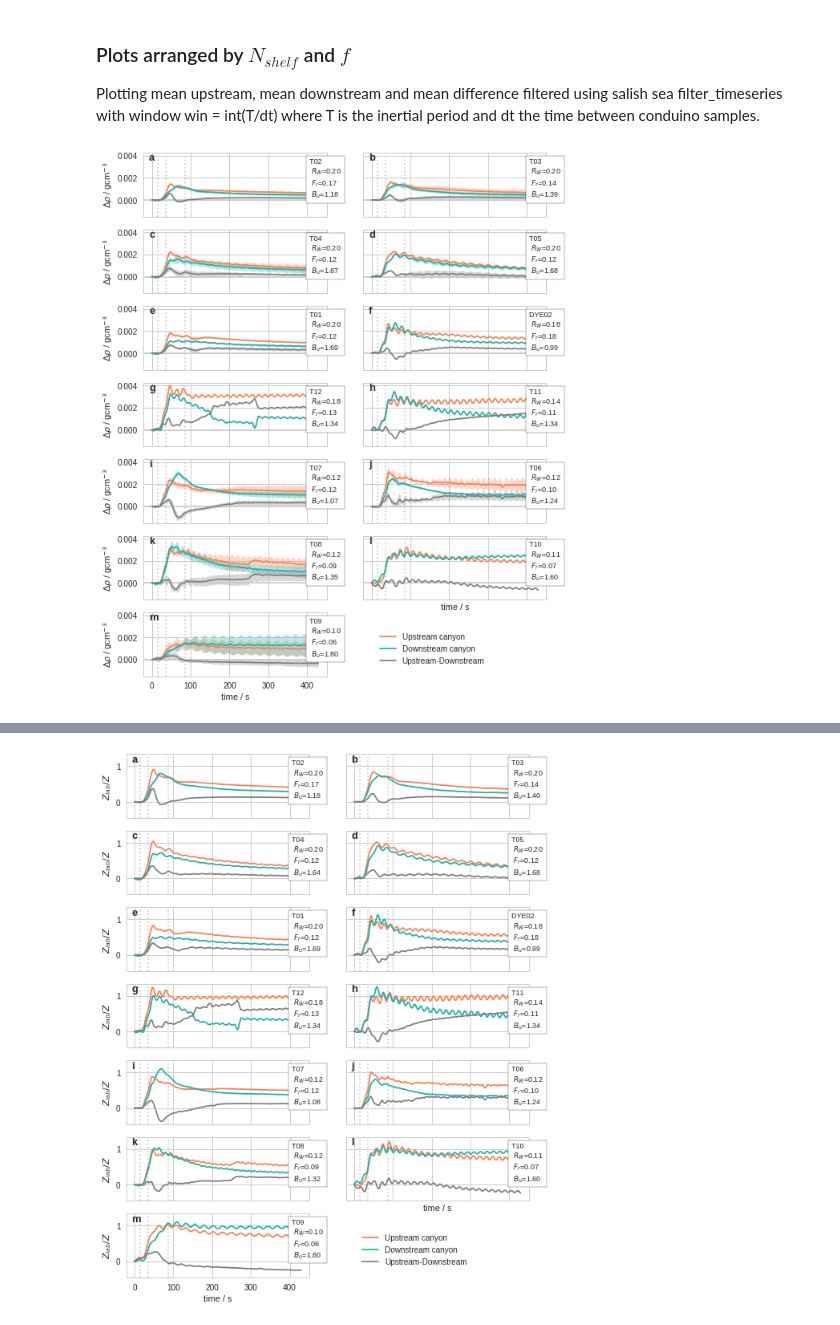
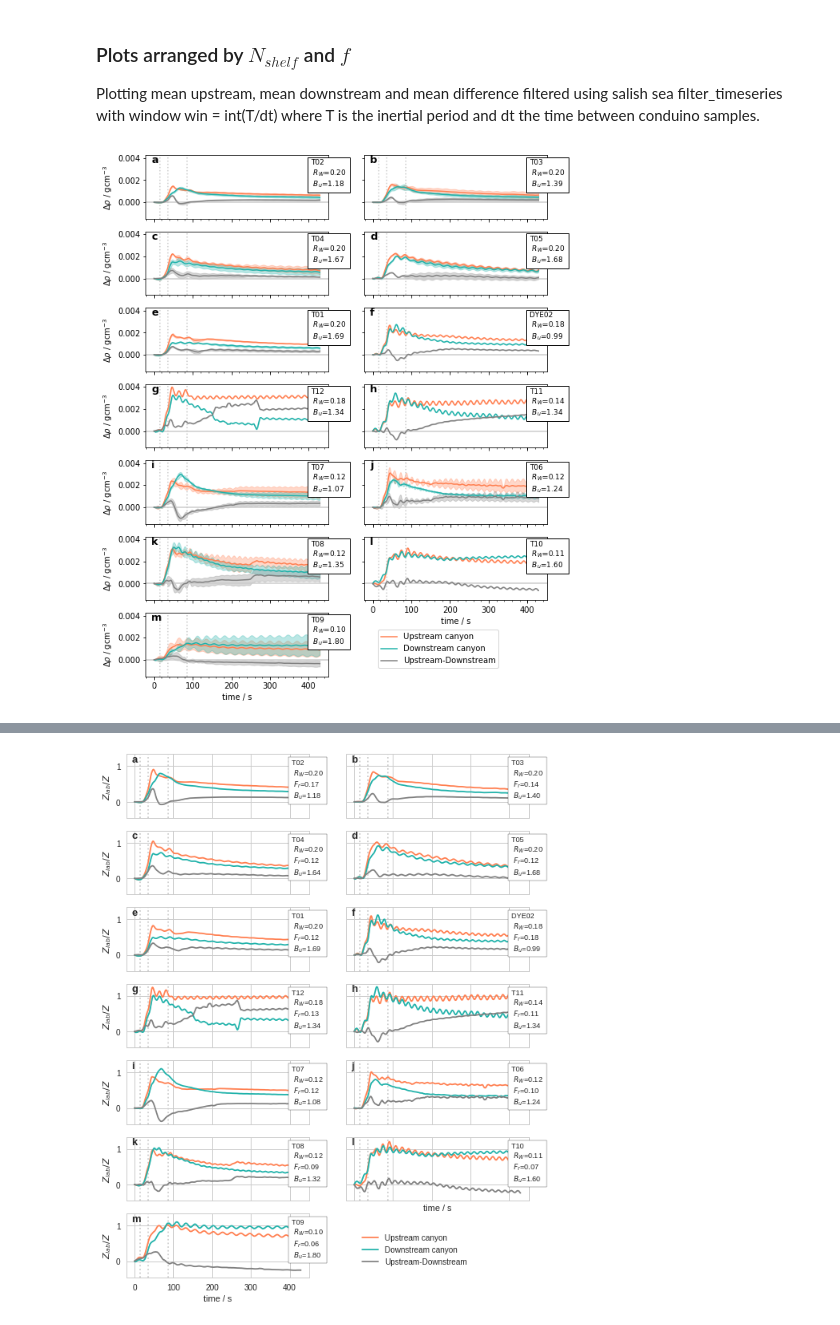
Before and after one commit to UBC-MOAD/MultipleCanyons, a Jupyter notebook: lab/Conduino/notebooks/two_canyons-Z.ipynb, the cells around one changed output, grey strips where cells are left out. Drawn from its saved outputs; the diff is of its cells as text; code cells hidden in the pictures.

Commit message:
all notebooks for chapter 4

```diff
--- a/lab/Conduino/notebooks/two_canyons-Z.ipynb
+++ b/lab/Conduino/notebooks/two_canyons-Z.ipynb
@@ -29,8 +31,8 @@ sys.path.append('/ocean/kramosmu/MultipleCanyons/lab/Conduino/scripts')
 import profiler_tools as ptools
 import conduino_tools as ctools
 # %%
-sns.set_style('whitegrid')
-sns.set_context('notebook')
+#sns.set_style('white')
+#sns.set_context('notebook')
 # %%
 from IPython.display import HTML
 
@@ -95,7 +97,7 @@ exp_Norder = [exdic.T02,exdic.T03,exdic.T04,exdic.T05,exdic.T01,
 Plotting mean upstream, mean downstream and mean difference filtered using salish sea filter_timeseries with window win = int(T/dt) where T is the inertial period and dt the time between conduino samples.
 # %%
 fig, ((ax0,ax1),(ax2,ax3),(ax4,ax5),(ax6,ax7),(ax8,ax9),(ax10,ax11),(ax12,ax13)) = plt.subplots(7, 2, figsize=(9,12),
-                                                                                    sharey=True, sharex=True)
+                                                                                    sharey=True)
 
 axs = [ax0,ax1,ax2,ax3,ax4,ax5,ax6,ax7,ax8,ax9,ax10,ax11,ax12]
 filepath =  exdic.T01['dir']+ exdic.T01['run_files'][0]
@@ -142,37 +144,43 @@ for exp, kk, ax,pan_lab, name in zip(exp_Norder, range(exp_num), axs, panel_labe
     Rw = (exp["U"])/(exp["fo"]*W)
     Fr = exp["U"]/(N*exp["hsb"])
     ax.axhline(0, color='0.8')
     plot_uprofile(ax)
 
-    ax.text(0.905,0.3,'%s \n $R_W$=%1.2f \n $F_r$=%1.2f \n $B_u$=%1.2f' \
-            %(name,Rw,Fr,Bu), transform=ax.transAxes,fontsize=9,
+    ax.text(0.905,0.5,'%s \n $R_W$=%1.2f \n $B_u$=%1.2f' \
+            %(name,Rw,Bu), transform=ax.transAxes,fontsize=9,
             bbox=dict(facecolor='white', alpha=1) )
     avg1 = np.nanmean(probe1, axis=1)
     std1 = np.nanstd(probe1, axis=1)
     ax.plot(time, avg1 ,'-',color='coral', label='Upstream canyon')
     ax.fill_between(time, avg1+std1, avg1-std1,color='coral', alpha=0.3)
 
     avg2 = np.nanmean(probe2, axis=1)
     std2 = np.nanstd(probe2, axis=1)
     ax.plot(time, avg2 ,'-',color='lightseagreen', label='Downstream canyon')
     ax.fill_between(time, avg2+std2, avg2-std2,color='lightseagreen', alpha=0.3)
 
     avg3 = np.nanmean(probe_dif, axis=1)
     std3 = np.nanstd(probe_dif, axis=1)
     ax.plot(time, avg3 ,'-',color='0.5', label='Upstream-Downstream')
     ax.fill_between(time, avg3+std3, avg3-std3,color='0.5', alpha=0.3)
 
     ax.text(0.03,0.88, pan_lab, fontweight='bold', fontsize=13, transform=ax.transAxes)
-
+    ax.xaxis.set_major_locator(MultipleLocator(100))
+    ax.xaxis.set_minor_locator(MultipleLocator(20))
+    ax.set_xticklabels([])
 ax13.axis("off")
 for ax in [ax0,ax2,ax4,ax6,ax8, ax10,ax12]:
     ax.set_ylabel(r'$\Delta \rho$ / gcm$^{-3}$')
 ax12.set_xlabel('time / s')
 ax11.set_xlabel('time / s')
+ax12.set_xticks([0,100,200,300,400])
+ax11.set_xticks([0,100,200,300,400])
+ax12.set_xticklabels(['0','100','200','300','400'])
+ax11.set_xticklabels(['0','100','200','300','400'])
 ax12.legend(bbox_to_anchor=(1.25,0.8))
 plt.savefig('figures/twocanyon_timeseries.pdf', format='pdf', transparent=False, bbox_inches='tight')
 # %% [output]
-[figure, old version]
+[figure, new version]
 # %%
 fig, ((ax0,ax1),(ax2,ax3),(ax4,ax5),(ax6,ax7),(ax8,ax9),(ax10,ax11),(ax12,ax13)) = plt.subplots(7, 2, figsize=(9,12),
                                                                                     sharey=True, sharex=True)
```
Also changed, not shown: parts of 3 cells of this notebook.
